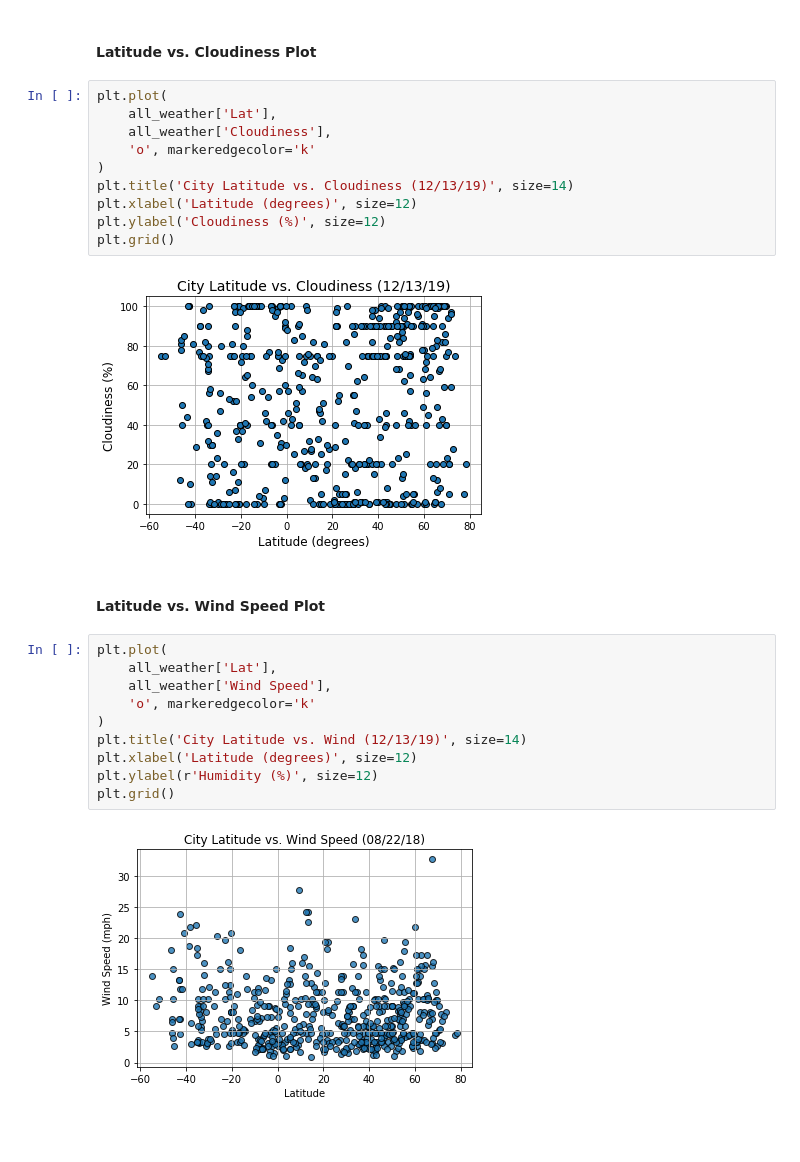
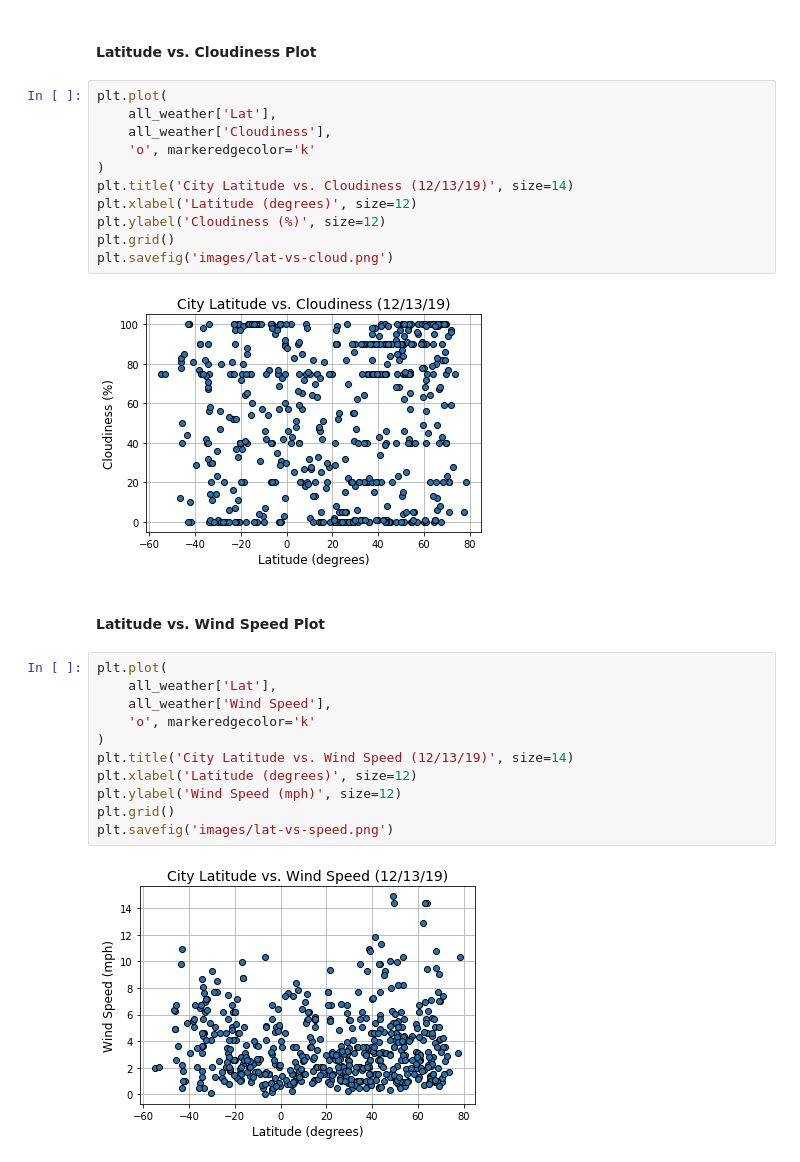
Before and after one commit to davidjaimes/openweathermap-api, a Jupyter notebook: WeatherPy.ipynb, the cells around one changed output. Cells and saved outputs as stored; diff of their text form; blank space fills up the shorter version.

Commit message:
finish all plots

```diff
--- a/WeatherPy.ipynb
+++ b/WeatherPy.ipynb
@@ -179,6 +179,7 @@ plt.title('City Latitude vs. Cloudiness (12/13/19)', size=14)
 plt.xlabel('Latitude (degrees)', size=12)
 plt.ylabel('Cloudiness (%)', size=12)
 plt.grid()
+plt.savefig('images/lat-vs-cloud.png')
 # %% [output]
 [figure]
 # %% [markdown]
@@ -186,12 +187,13 @@ plt.grid()
 # %%
 plt.plot(
     all_weather['Lat'],
     all_weather['Wind Speed'],
     'o', markeredgecolor='k'
 )
-plt.title('City Latitude vs. Wind (12/13/19)', size=14)
+plt.title('City Latitude vs. Wind Speed (12/13/19)', size=14)
 plt.xlabel('Latitude (degrees)', size=12)
-plt.ylabel(r'Humidity (%)', size=12)
+plt.ylabel('Wind Speed (mph)', size=12)
 plt.grid()
+plt.savefig('images/lat-vs-speed.png')
 # %% [output]
-[figure, old version]
+[figure, new version]
```
Also changed, not shown: parts of 6 cells of this notebook, 6 other files.
